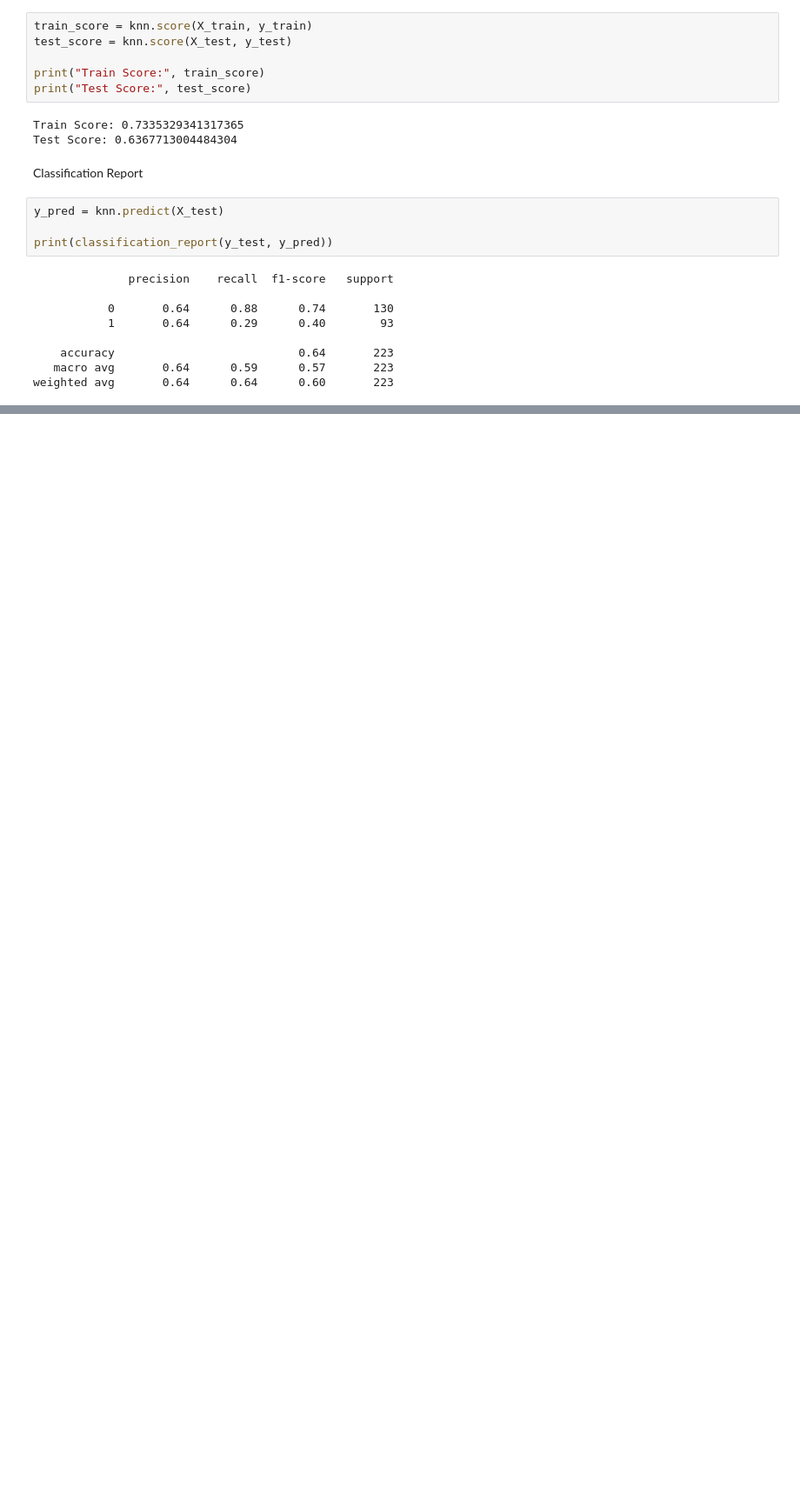
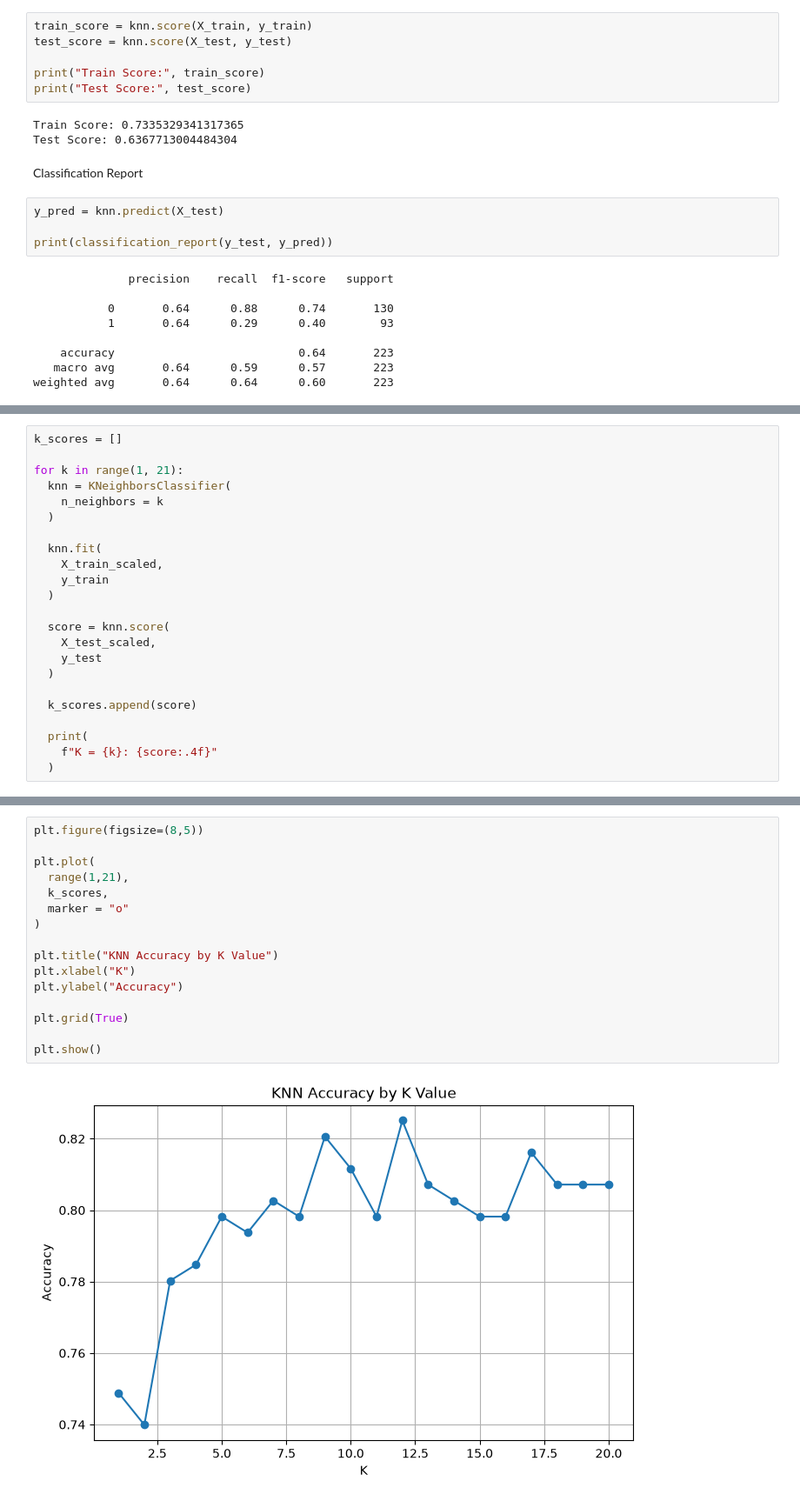
Before and after one commit to NMcKoin/MISProject, a Jupyter notebook: src/Project.ipynb, the cells around one changed output, grey strips where cells are left out. Shown at 87% size. Cells and saved outputs as stored; diff of their text form; blank space fills up the shorter version.

```diff
--- a/src/Project.ipynb
+++ b/src/Project.ipynb
@@ -275,0 +356,23 @@ plt.show()
+# %%
+k_scores = []
+
+for k in range(1, 21):
+  knn = KNeighborsClassifier(
+    n_neighbors = k
+  )
+
+  knn.fit(
+    X_train_scaled,
+    y_train
+  )
+
+  score = knn.score(
+    X_test_scaled,
+    y_test
+  )
+
+  k_scores.append(score)
+
+  print(
+    f"K = {k}: {score:.4f}"
+  )
@@ -275,0 +400,18 @@ plt.show()
+# %%
+plt.figure(figsize=(8,5))
+
+plt.plot(
+  range(1,21),
+  k_scores,
+  marker = "o"
+)
+
+plt.title("KNN Accuracy by K Value")
+plt.xlabel("K")
+plt.ylabel("Accuracy")
+
+plt.grid(True)
+
+plt.show()
+# %% [output]
+[figure, added]
```
Also changed, not shown: parts of 35 cells of this notebook, 1 other file.
